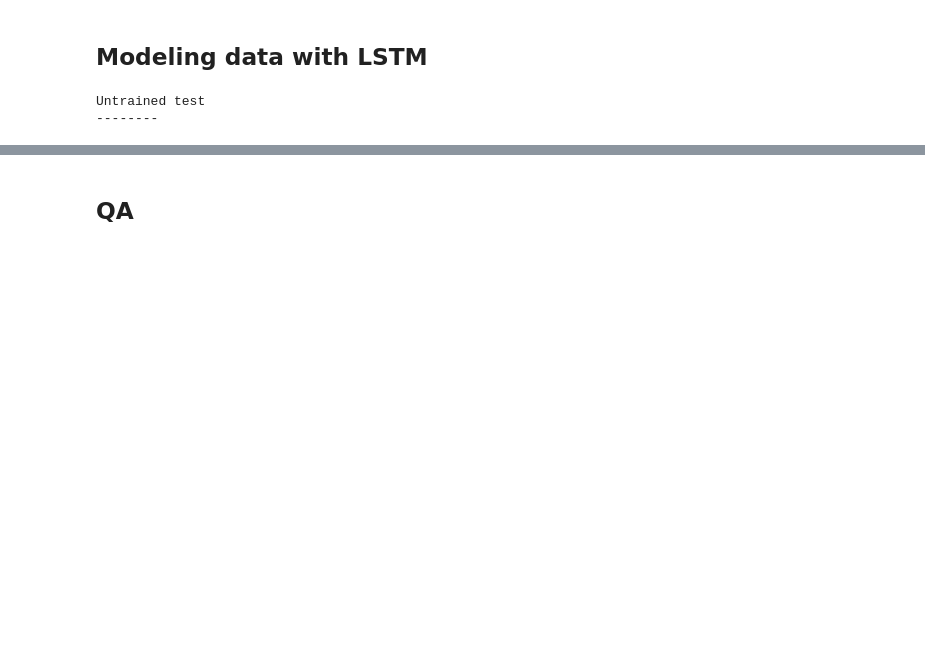
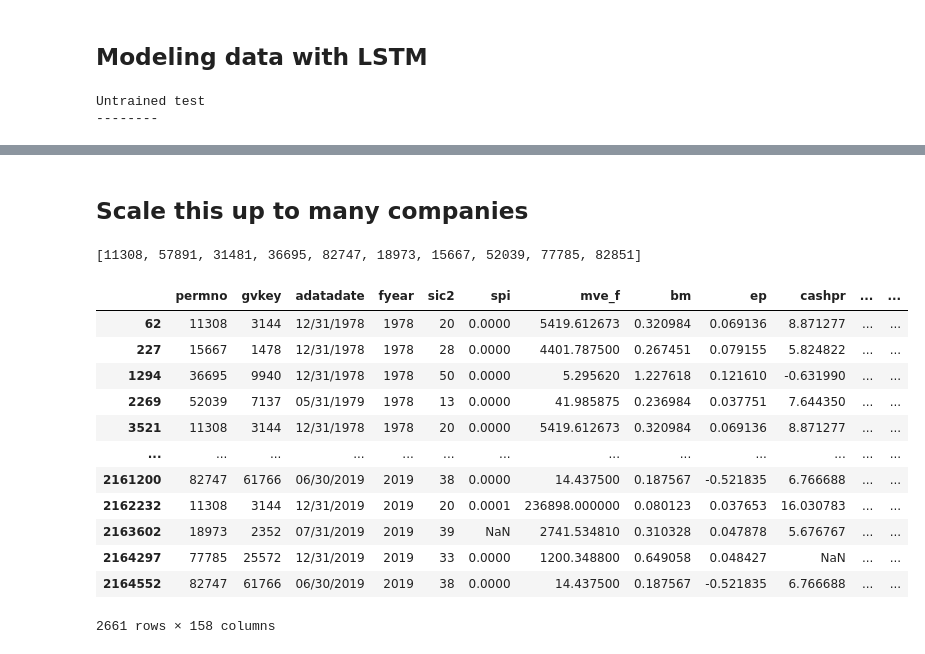
Before and after one commit to kevinidea/neural_network_stock_model, a Jupyter notebook: src/explore_data_w_LSTM.ipynb, the cells around one changed output, grey strips where cells are left out. Drawn from its saved outputs; the diff is of its cells as text; code cells hidden in the pictures; blank space fills up the shorter version.

```diff
--- a/src/explore_data.ipynb
+++ b/src/explore_data_w_LSTM.ipynb
@@ -757,2 +757,26 @@ mean_absolute_error(test_data_final[target], test_data_final['pred'])
 # %% [markdown]
-## QA
+## Scale this up to many companies
+# %%
+permnos = df1['permno'].sample(10, random_state=42).to_list()
+# %%
+permnos
+# %% [output]
+[11308, 57891, 31481, 36695, 82747, 18973, 15667, 52039, 77785, 82851]
+# %%
+sample2 = df1.loc[df1['permno'].isin(permnos)]
+# %%
+sample2
+# %% [output]
+|  | permno | gvkey | adatadate | fyear | sic2 | spi | mve_f | bm | ep | cashpr | ... | ... |
+| 62 | 11308 | 3144 | 12/31/1978 | 1978 | 20 | 0.0000 | 5419.612673 | 0.320984 | 0.069136 | 8.871277 | ... | ... |
+| 227 | 15667 | 1478 | 12/31/1978 | 1978 | 28 | 0.0000 | 4401.787500 | 0.267451 | 0.079155 | 5.824822 | ... | ... |
+| 1294 | 36695 | 9940 | 12/31/1978 | 1978 | 50 | 0.0000 | 5.295620 | 1.227618 | 0.121610 | -0.631990 | ... | ... |
+| 2269 | 52039 | 7137 | 05/31/1979 | 1978 | 13 | 0.0000 | 41.985875 | 0.236984 | 0.037751 | 7.644350 | ... | ... |
+| 3521 | 11308 | 3144 | 12/31/1978 | 1978 | 20 | 0.0000 | 5419.612673 | 0.320984 | 0.069136 | 8.871277 | ... | ... |
+| ... | ... | ... | ... | ... | ... | ... | ... | ... | ... | ... | ... | ... |
+| 2161200 | 82747 | 61766 | 06/30/2019 | 2019 | 38 | 0.0000 | 14.437500 | 0.187567 | -0.521835 | 6.766688 | ... | ... |
+| 2162232 | 11308 | 3144 | 12/31/2019 | 2019 | 20 | 0.0001 | 236898.000000 | 0.080123 | 0.037653 | 16.030783 | ... | ... |
+| 2163602 | 18973 | 2352 | 07/31/2019 | 2019 | 39 | NaN | 2741.534810 | 0.310328 | 0.047878 | 5.676767 | ... | ... |
+| 2164297 | 77785 | 25572 | 12/31/2019 | 2019 | 33 | 0.0000 | 1200.348800 | 0.649058 | 0.048427 | NaN | ... | ... |
+| 2164552 | 82747 | 61766 | 06/30/2019 | 2019 | 38 | 0.0000 | 14.437500 | 0.187567 | -0.521835 | 6.766688 | ... | ... |
+2661 rows × 158 columns
```
Also changed, not shown: parts of 9 cells of this notebook.
